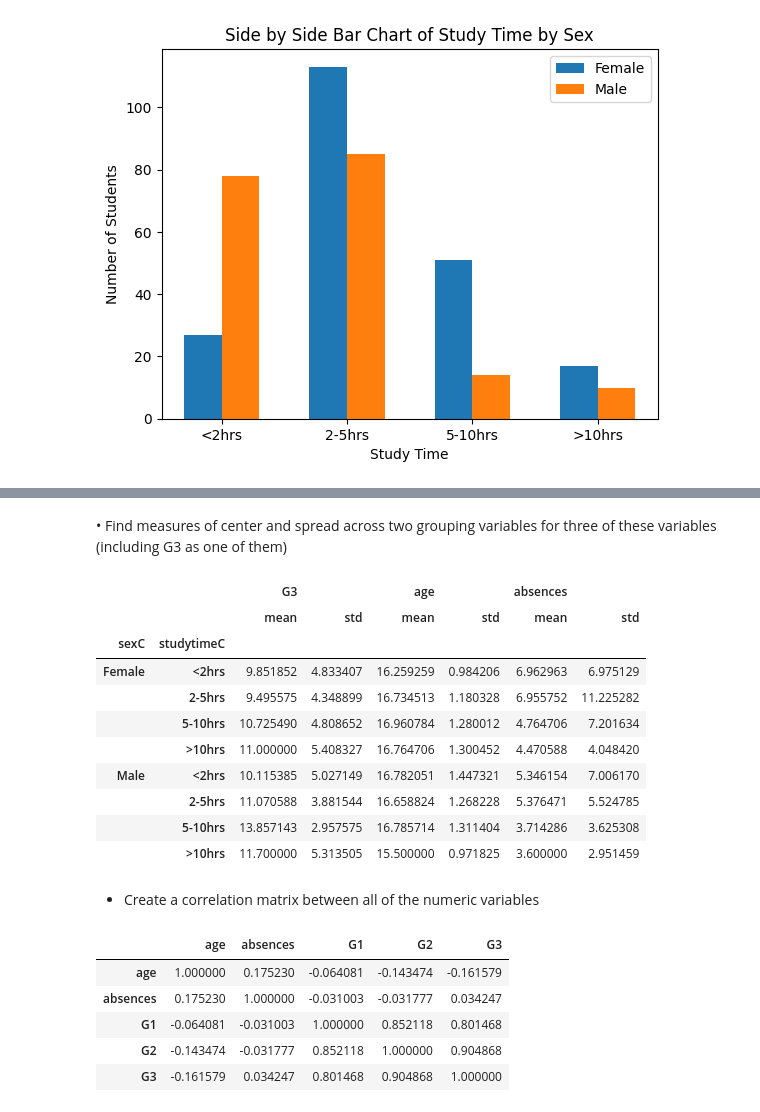
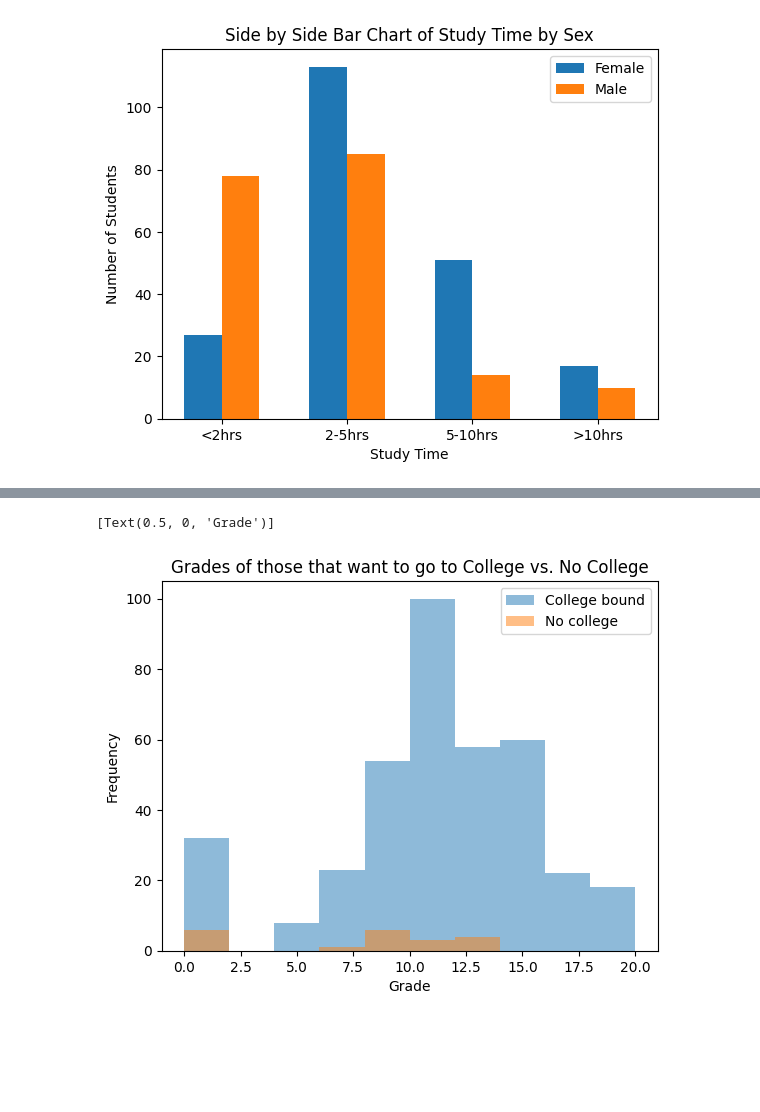
Before and after one commit to ljzier/ST-554-repo, a Jupyter notebook: ST_554_HW4.ipynb, the cells around one changed output, grey strips where cells are left out. Saved outputs shown, nothing was run; the diff lists cells and outputs as text; code cells hidden in the pictures; blank space fills up the shorter version.

```diff
--- a/ST_554_HW4.ipynb
+++ b/ST_554_HW4.ipynb
@@ -237,32 +113,32 @@ stud_data.groupby("sexC")[["G3", "age", "absences"]].agg(['mean', 'std'])
-# %% [markdown]
-
-• Find measures of center and spread across two grouping variables for three of these variables (including
-G3 as one of them)
-# %%
-# grouping by sex and study time and getting mean and std of G3, age, and abscences
-stud_data.groupby(["sexC", "studytimeC"])[["G3", "age", "absences"]].agg(['mean', 'std'])
-# %% [output]
-|  |  | G3 |  | age |  | absences |  |
-|  |  | mean | std | mean | std | mean | std |
-| sexC | studytimeC |  |  |  |  |  |  |
-| Female | <2hrs | 9.851852 | 4.833407 | 16.259259 | 0.984206 | 6.962963 | 6.975129 |
-|  | 2-5hrs | 9.495575 | 4.348899 | 16.734513 | 1.180328 | 6.955752 | 11.225282 |
-|  | 5-10hrs | 10.725490 | 4.808652 | 16.960784 | 1.280012 | 4.764706 | 7.201634 |
-|  | >10hrs | 11.000000 | 5.408327 | 16.764706 | 1.300452 | 4.470588 | 4.048420 |
-| Male | <2hrs | 10.115385 | 5.027149 | 16.782051 | 1.447321 | 5.346154 | 7.006170 |
-|  | 2-5hrs | 11.070588 | 3.881544 | 16.658824 | 1.268228 | 5.376471 | 5.524785 |
-|  | 5-10hrs | 13.857143 | 2.957575 | 16.785714 | 1.311404 | 3.714286 | 3.625308 |
-|  | >10hrs | 11.700000 | 5.313505 | 15.500000 | 0.971825 | 3.600000 | 2.951459 |
-# %% [markdown]
-* Create a correlation matrix between all of the numeric
-variables
-# %%
-# Correlation matrix
-stud_data[["age", "absences", "G1", "G2", "G3"]].corr()
-# %% [output]
-|  | age | absences | G1 | G2 | G3 |
-| age | 1.000000 | 0.175230 | -0.064081 | -0.143474 | -0.161579 |
-| absences | 0.175230 | 1.000000 | -0.031003 | -0.031777 | 0.034247 |
-| G1 | -0.064081 | -0.031003 | 1.000000 | 0.852118 | 0.801468 |
-| G2 | -0.143474 | -0.031777 | 0.852118 | 1.000000 | 0.904868 |
-| G3 | -0.161579 | 0.034247 | 0.801468 | 0.904868 | 1.000000 |
+# %%
+import numpy as np
+import matplotlib.pyplot as plt
+import pandas as pd
+
+##   Create a histogram for grades vs. college desire
+# manually specify bins
+bin_ends = 20
+bins = [i*max(stud_data.G3)/bin_ends for i in range(0, bin_ends +1)]
+
+# subsetting on those that want to go to college
+grade_college = stud_data.loc[stud_data['higher'] =="yes", "G3"]
+grade_nocollege = stud_data.loc[stud_data['higher'] =="no", "G3"]
+#len(grade_college)
+#len(grade_nocollege)
+
+#correcting for numbers mismatch
+grade_nocollege = pd.concat([grade_nocollege, pd.Series([np.nan for _ in range(355)])])
+len(grade_college)
+len(grade_nocollege)
+
+# print(stud_data.address)
+# zip together now that the same length
+plotting_df = pd.DataFrame(zip(grade_college, grade_nocollege),
+                      columns = ["College bound", "No college"])
+
+# plotting
+plotting_df.plot.hist(alpha = 0.5, title = "Grades of those that want to go to College vs. No College") \
+    .set(xlabel = "Grade")
+# %% [output]
+[Text(0.5, 0, 'Grade')]
+[figure, added]
```
Also changed, not shown: parts of 20 cells of this notebook.
